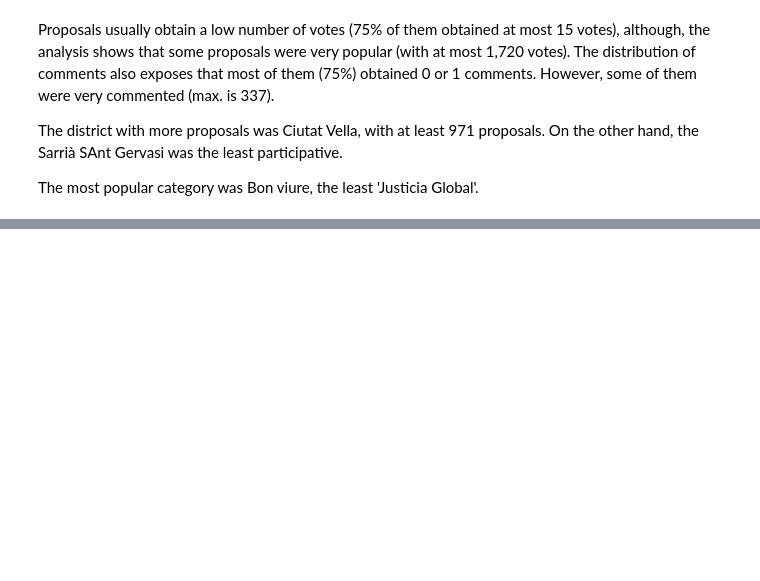
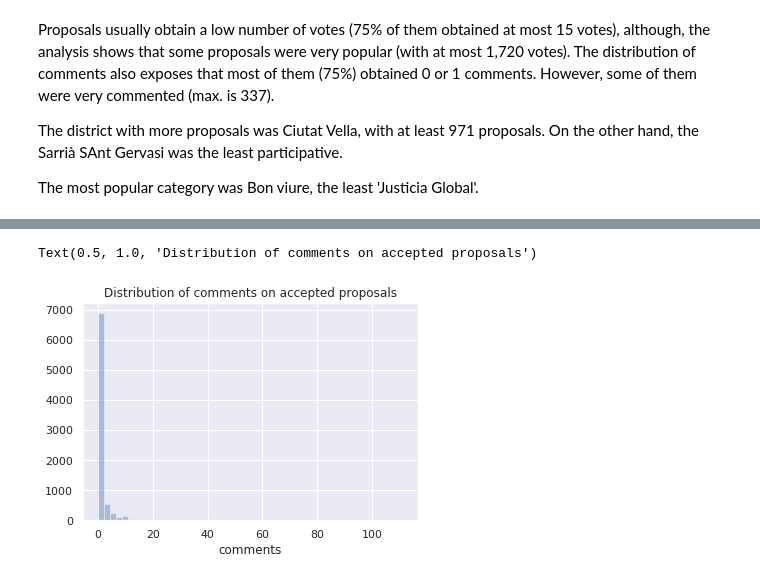
Before and after one commit to anavaldi/auditing_pam, a Jupyter notebook: src/0_descriptive_analytics.ipynb, the cells around one changed output, grey strips where cells are left out. Saved outputs shown, nothing was run; the diff lists cells and outputs as text; code cells hidden in the pictures; blank space fills up the shorter version.

```diff
--- a/src/0_descriptive_analytics.ipynb
+++ b/src/0_descriptive_analytics.ipynb
@@ -309,0 +199,10 @@ df.head()
+# %%
+# Distribution of comments on accepted proposals
+sns.distplot(df_aux.loc[(df_aux['status']=='accepted'),
+            'comments'], color='b', kde=False, label = "accepted")
+
+plt.xlabel('comments')
+plt.title('Distribution of comments on accepted proposals')
+# %% [output]
+Text(0.5, 1.0, 'Distribution of comments on accepted proposals')
+[figure, added]
```
Also changed, not shown: parts of 64 cells of this notebook.
